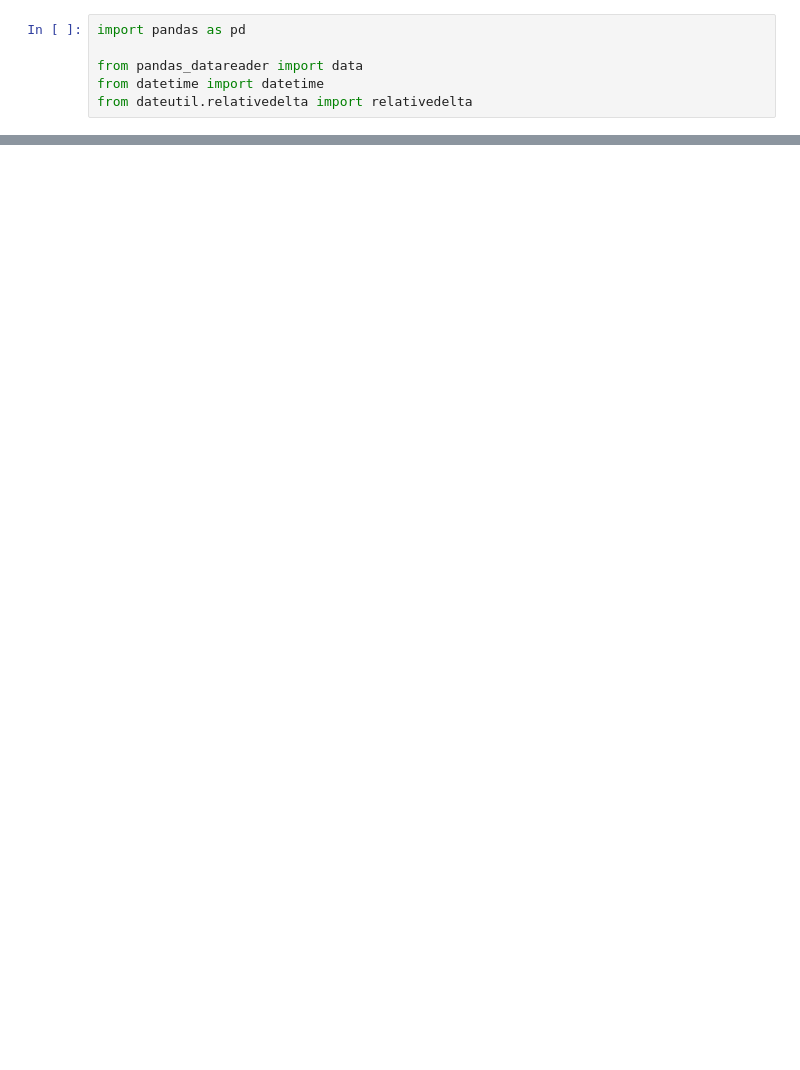
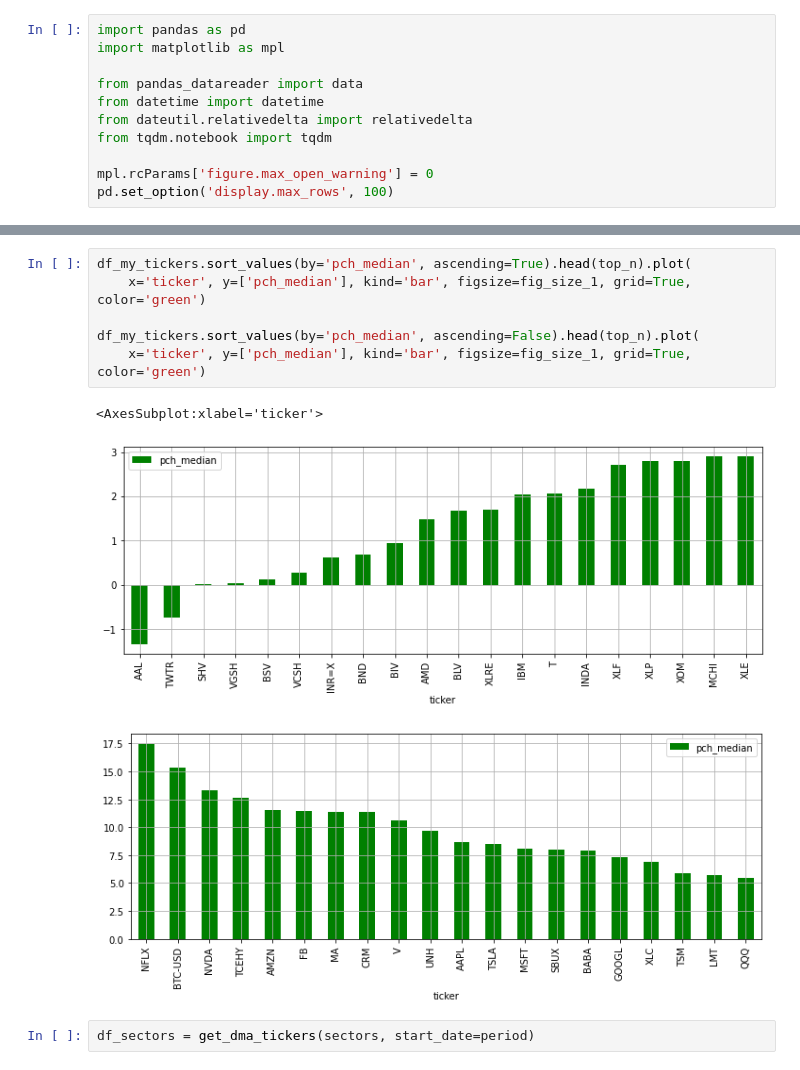
Before and after one commit to bamage00/notebooks, a Jupyter notebook: dma.ipynb, the cells around one changed output, grey strips where cells are left out. Saved outputs shown, nothing was run; the diff lists cells and outputs as text; blank space fills up the shorter version.

```diff
--- a/dma.ipynb
+++ b/dma.ipynb
@@ -1,7 +1,12 @@
 # %%
 import pandas as pd
+import matplotlib as mpl
 
 from pandas_datareader import data
 from datetime import datetime
 from dateutil.relativedelta import relativedelta
+from tqdm.notebook import tqdm
+
+mpl.rcParams['figure.max_open_warning'] = 0
+pd.set_option('display.max_rows', 100)
 # %%
@@ -202,0 +131,12 @@ Current PCH DMA percentile: 50.75
+# %%
+df_my_tickers.sort_values(by='pch_median', ascending=True).head(top_n).plot(
+    x='ticker', y=['pch_median'], kind='bar', figsize=fig_size_1, grid=True, color='green')
+
+df_my_tickers.sort_values(by='pch_median', ascending=False).head(top_n).plot(
+    x='ticker', y=['pch_median'], kind='bar', figsize=fig_size_1, grid=True, color='green')
+# %% [output]
+<AxesSubplot:xlabel='ticker'>
+[figure, added]
+[figure, added]
+# %%
+df_sectors = get_dma_tickers(sectors, start_date=period)
```
Also changed, not shown: parts of 17 cells of this notebook, 1 other file.
